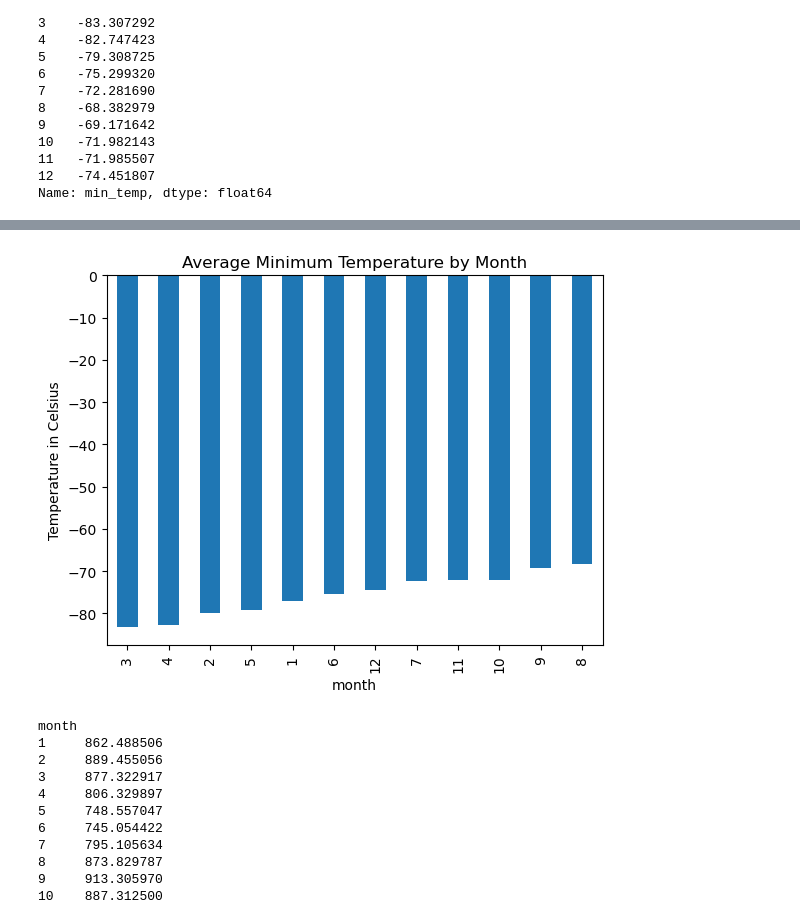
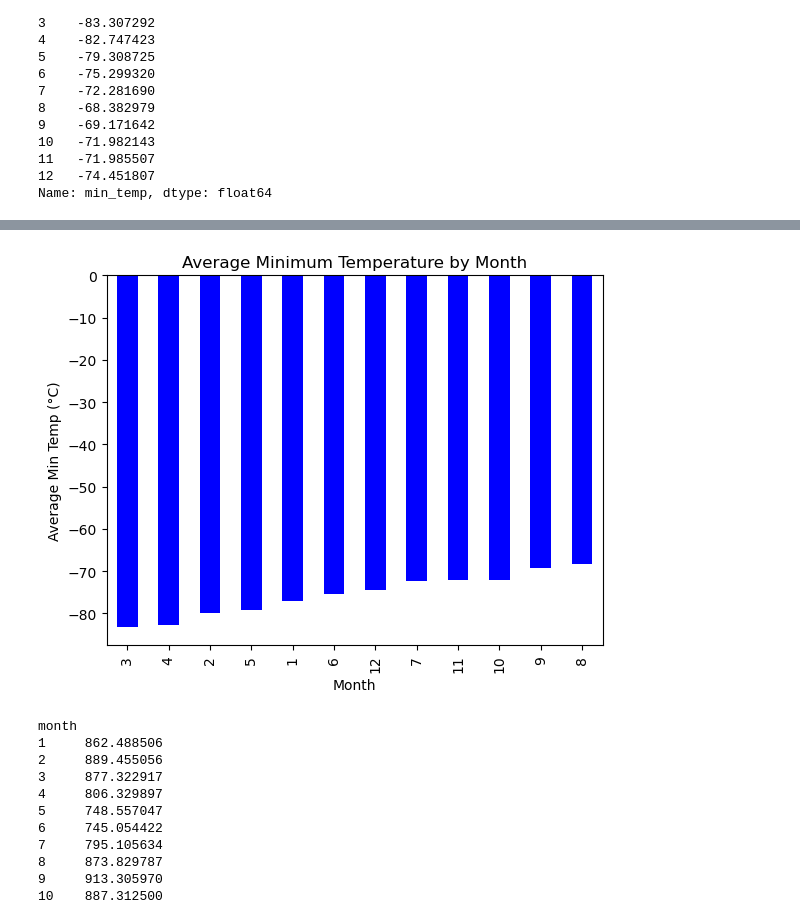
Before and after one commit to Daemch/beautiful_soup_challenge, a Jupyter notebook: Deliverables/part_2_mars_weather.ipynb, the cells around one changed output, grey strips where cells are left out. Drawn from its saved outputs; the diff is of its cells as text; code cells hidden in the pictures.

```diff
--- a/Deliverables/part_2_mars_weather.ipynb
+++ b/Deliverables/part_2_mars_weather.ipynb
@@ -213,6 +217,8 @@ Analyze your dataset by using Pandas functions to answer the following questions
 1867
 # %%
 # 3. What is the average minimum temperature by month?
+avg_min_temp = df.groupby('month')['min_temp'].mean()
+print(avg_min_temp)
 # %% [output]
 month
 1    -77.160920
@@ -235,6 +246,12 @@ Name: min_temp, dtype: float64
 # %%
 # Identify the coldest and hottest months in Curiosity's location by sorting the previous graph
+sorted_avg_min_temp = avg_min_temp.sort_values()
+sorted_avg_min_temp.plot(kind='bar', color='blue')
+plt.title('Average Minimum Temperature by Month')
+plt.xlabel('Month')
+plt.ylabel('Average Min Temp (°C)')
+plt.show()
 # %% [output]
-[figure, old version]
+[figure, new version]
 # %%
 # 4. What is the average pressure by month?
```
Also changed, not shown: parts of 11 cells of this notebook, 1 other file.
